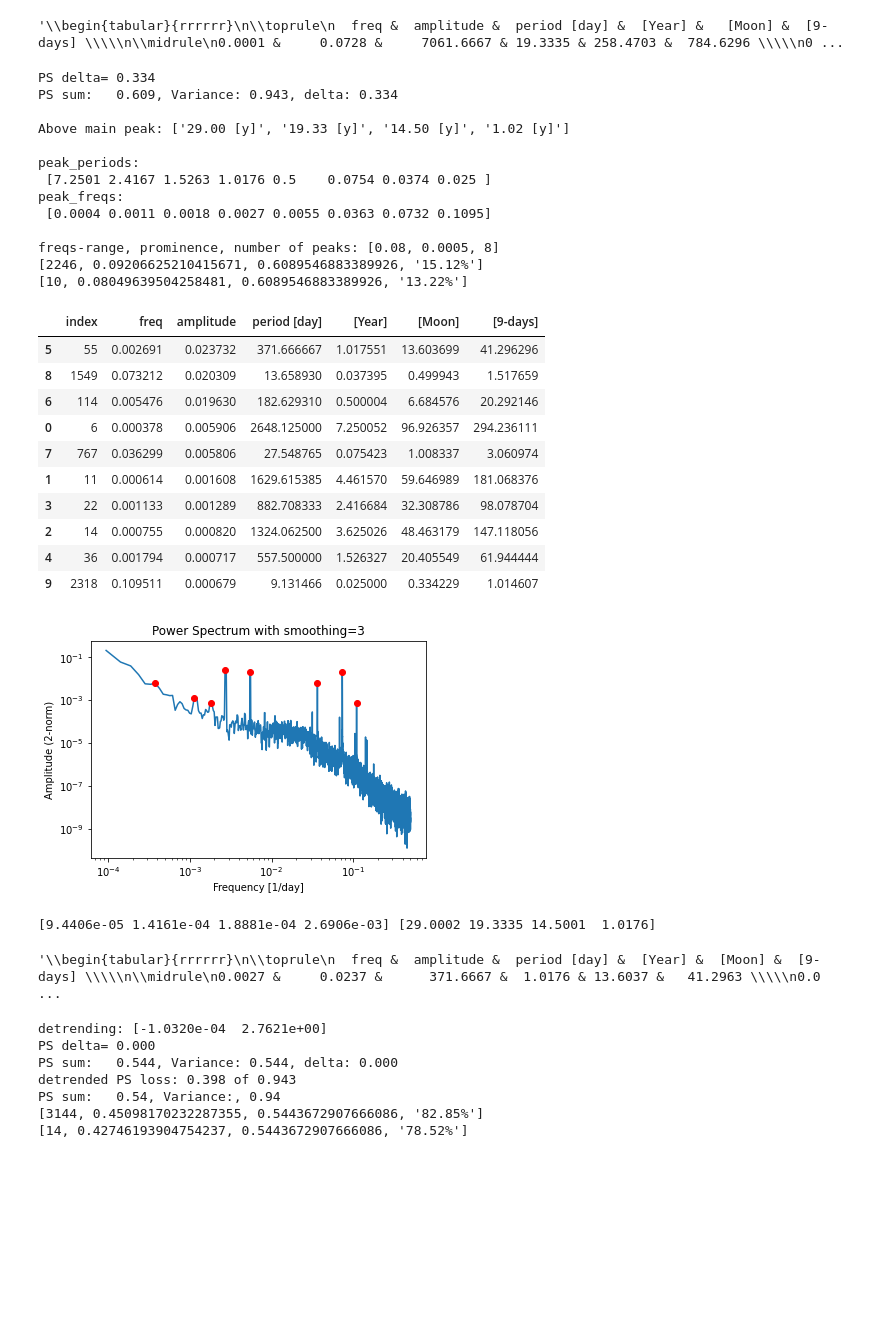
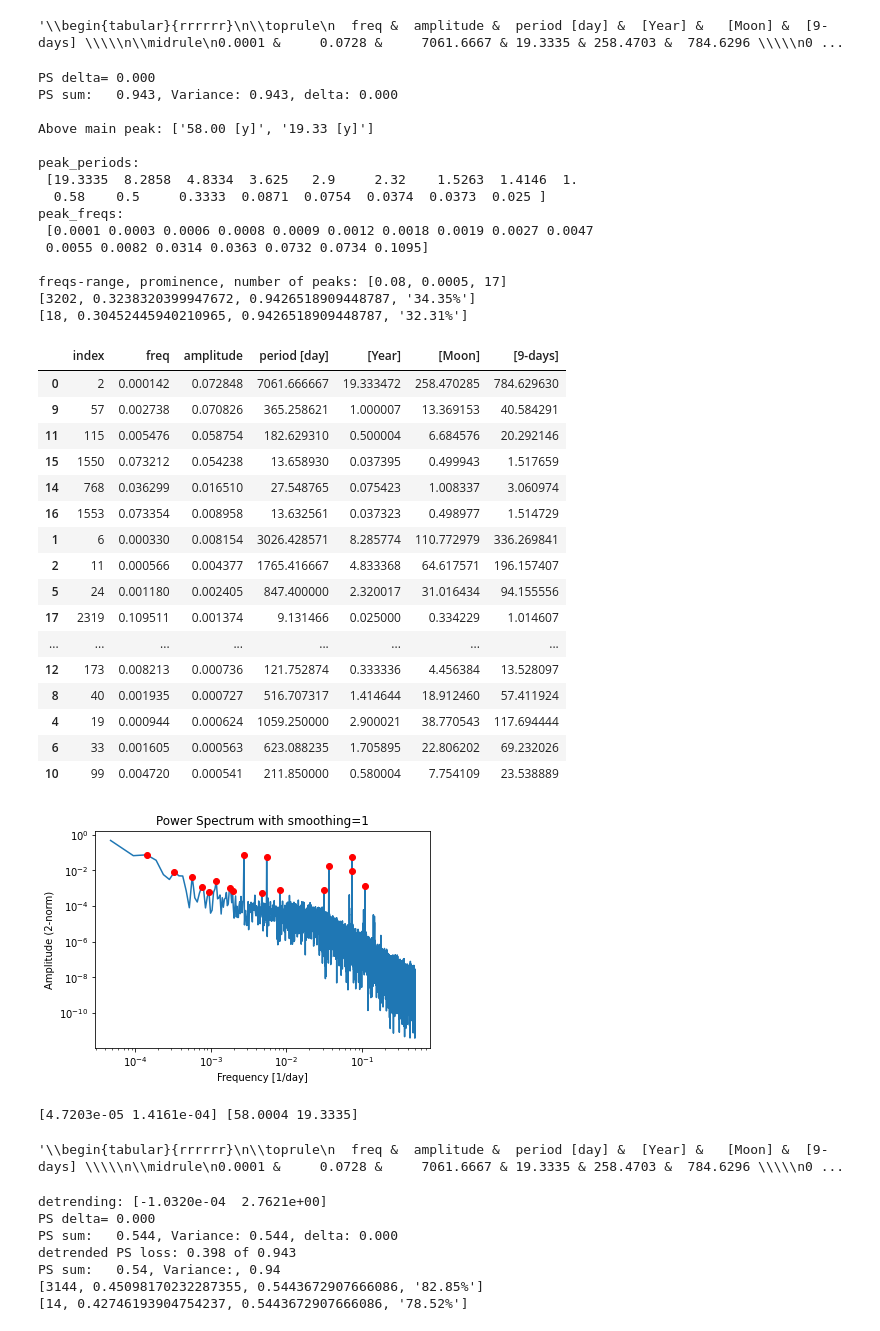
Before and after one commit to VGGatGitHub/Earth-Moon, a Jupyter notebook: IERS_Data_Analyses_Report.ipynb, the cells around one changed output. Cells and saved outputs as stored; diff of their text form; code cells hidden in the pictures; blank space fills up the shorter version.

```diff
--- a/IERS_Data_Analyses_Report.ipynb
+++ b/IERS_Data_Analyses_Report.ipynb
@@ -364,7 +358,7 @@ def spectrum2(h, dt=1, nsmooth=7):
 
     return freqs_s, ps_s, psd_s
 # %%
-nsmooth=3 #considering 5 and 6 results spliting of the main periods
+nsmooth=1 #considering 5 and 6 results spliting of the main periods
 prominence=.0005
 
 freqs1, ps1, psd1 = spectrum2(signal,nsmooth=nsmooth)
@@ -374,62 +368,70 @@ ax.loglog(freqs1, ps1)
 ax.set_ylabel( 'Amplitude (2-norm)' )
 ax.set_xlabel( 'Frequency [1/day]' )
 ax.set_title('Power Spectrum with smoothing='+str(nsmooth))
 
 peaks = sig.find_peaks(ps1, prominence=prominence)[0]
 #peaks = ps1>=max(ps1[peaks])
 
 peak_freq =  freqs1[peaks]
 peak_power = ps1[peaks]
 ax.loglog(peak_freq, peak_power, 'ro')
 
 np.set_printoptions(precision=4)
 print("\nAbove main peak:",["%.2f [y]" % v for v in (1/freqs1[ps1>=max(ps1[peaks])]/365.256)])
 
 print('\npeak_periods:\n',1/peak_freq/365.256)
 print('peak_freqs:\n',peak_freq)
 
 print("\nfreqs-range, prominence, number of peaks:",[frang,prominence,len(peaks)])
 
 
 output=show_peaks(freqs1,ps1,prominence=0.0,dt='day')
 output=show_peaks(freqs1,ps1,prominence=prominence,dt='day')
 output
 # %% [output]
-PS delta= 0.334
-PS sum:   0.609, Variance: 0.943, delta: 0.334
+PS delta= 0.000
+PS sum:   0.943, Variance: 0.943, delta: 0.000
 
-Above main peak: ['29.00 [y]', '19.33 [y]', '14.50 [y]', '1.02 [y]']
+Above main peak: ['58.00 [y]', '19.33 [y]']
 
 peak_periods:
- [7.2501 2.4167 1.5263 1.0176 0.5    0.0754 0.0374 0.025 ]
+ [19.3335  8.2858  4.8334  3.625   2.9     2.32    1.5263  1.4146  1.
+  0.58    0.5     0.3333  0.0871  0.0754  0.0374  0.0373  0.025 ]
 peak_freqs:
- [0.0004 0.0011 0.0018 0.0027 0.0055 0.0363 0.0732 0.1095]
+ [0.0001 0.0003 0.0006 0.0008 0.0009 0.0012 0.0018 0.0019 0.0027 0.0047
+ 0.0055 0.0082 0.0314 0.0363 0.0732 0.0734 0.1095]
 
-freqs-range, prominence, number of peaks: [0.08, 0.0005, 8]
-[2246, 0.09206625210415671, 0.6089546883389926, '15.12%']
-[10, 0.08049639504258481, 0.6089546883389926, '13.22%']
+freqs-range, prominence, number of peaks: [0.08, 0.0005, 17]
+[3202, 0.3238320399947672, 0.9426518909448787, '34.35%']
+[18, 0.30452445940210965, 0.9426518909448787, '32.31%']
 |  | index | freq | amplitude | period [day] | [Year] | [Moon] | [9-days] |
-| 5 | 55 | 0.002691 | 0.023732 | 371.666667 | 1.017551 | 13.603699 | 41.296296 |
-| 8 | 1549 | 0.073212 | 0.020309 | 13.658930 | 0.037395 | 0.499943 | 1.517659 |
-| 6 | 114 | 0.005476 | 0.019630 | 182.629310 | 0.500004 | 6.684576 | 20.292146 |
-| 0 | 6 | 0.000378 | 0.005906 | 2648.125000 | 7.250052 | 96.926357 | 294.236111 |
-| 7 | 767 | 0.036299 | 0.005806 | 27.548765 | 0.075423 | 1.008337 | 3.060974 |
-| 1 | 11 | 0.000614 | 0.001608 | 1629.615385 | 4.461570 | 59.646989 | 181.068376 |
-| 3 | 22 | 0.001133 | 0.001289 | 882.708333 | 2.416684 | 32.308786 | 98.078704 |
-| 2 | 14 | 0.000755 | 0.000820 | 1324.062500 | 3.625026 | 48.463179 | 147.118056 |
-| 4 | 36 | 0.001794 | 0.000717 | 557.500000 | 1.526327 | 20.405549 | 61.944444 |
-| 9 | 2318 | 0.109511 | 0.000679 | 9.131466 | 0.025000 | 0.334229 | 1.014607 |
+| 0 | 2 | 0.000142 | 0.072848 | 7061.666667 | 19.333472 | 258.470285 | 784.629630 |
+| 9 | 57 | 0.002738 | 0.070826 | 365.258621 | 1.000007 | 13.369153 | 40.584291 |
+| 11 | 115 | 0.005476 | 0.058754 | 182.629310 | 0.500004 | 6.684576 | 20.292146 |
+| 15 | 1550 | 0.073212 | 0.054238 | 13.658930 | 0.037395 | 0.499943 | 1.517659 |
+| 14 | 768 | 0.036299 | 0.016510 | 27.548765 | 0.075423 | 1.008337 | 3.060974 |
+| 16 | 1553 | 0.073354 | 0.008958 | 13.632561 | 0.037323 | 0.498977 | 1.514729 |
+| 1 | 6 | 0.000330 | 0.008154 | 3026.428571 | 8.285774 | 110.772979 | 336.269841 |
+| 2 | 11 | 0.000566 | 0.004377 | 1765.416667 | 4.833368 | 64.617571 | 196.157407 |
+| 5 | 24 | 0.001180 | 0.002405 | 847.400000 | 2.320017 | 31.016434 | 94.155556 |
+| 17 | 2319 | 0.109511 | 0.001374 | 9.131466 | 0.025000 | 0.334229 | 1.014607 |
+| ... | ... | ... | ... | ... | ... | ... | ... |
+| 12 | 173 | 0.008213 | 0.000736 | 121.752874 | 0.333336 | 4.456384 | 13.528097 |
+| 8 | 40 | 0.001935 | 0.000727 | 516.707317 | 1.414644 | 18.912460 | 57.411924 |
+| 4 | 19 | 0.000944 | 0.000624 | 1059.250000 | 2.900021 | 38.770543 | 117.694444 |
+| 6 | 33 | 0.001605 | 0.000563 | 623.088235 | 1.705895 | 22.806202 | 69.232026 |
+| 10 | 99 | 0.004720 | 0.000541 | 211.850000 | 0.580004 | 7.754109 | 23.538889 |
-[figure, old version]
+[figure, new version]
 # %%
 peaks = sig.find_peaks(ps1, prominence=prominence)[0]
 print(freqs1[ps1>=max(ps1[peaks])],
       1/freqs1[ps1>=max(ps1[peaks])]/365.256)
 # %% [output]
-[9.4406e-05 1.4161e-04 1.8881e-04 2.6906e-03] [29.0002 19.3335 14.5001  1.0176]
+[4.7203e-05 1.4161e-04] [58.0004 19.3335]
 # %%
 output.to_latex(index=False, float_format='%.4f', columns=list(output.columns)[1:])
 # %% [output]
-'\\begin{tabular}{rrrrrr}\n\\toprule\n  freq &  amplitude &  period [day] &  [Year] &  [Moon] &  [9-days] \\\\\n\\midrule\n0.0027 &     0.0237 &      371.6667 &  1.0176 & 13.6037 &   41.2963 \\\\\n0.0 ...
+'\\begin{tabular}{rrrrrr}\n\\toprule\n  freq &  amplitude &  period [day] &  [Year] &   [Moon] &  [9-days] \\\\\n\\midrule\n0.0001 &     0.0728 &     7061.6667 & 19.3335 & 258.4703 &  784.6296 \\\\\n0 ...
 # %%
 def spectrum3(h, dt=1, nsmooth=7):
     """
```
Also changed, not shown: parts of 6 cells of this notebook.
